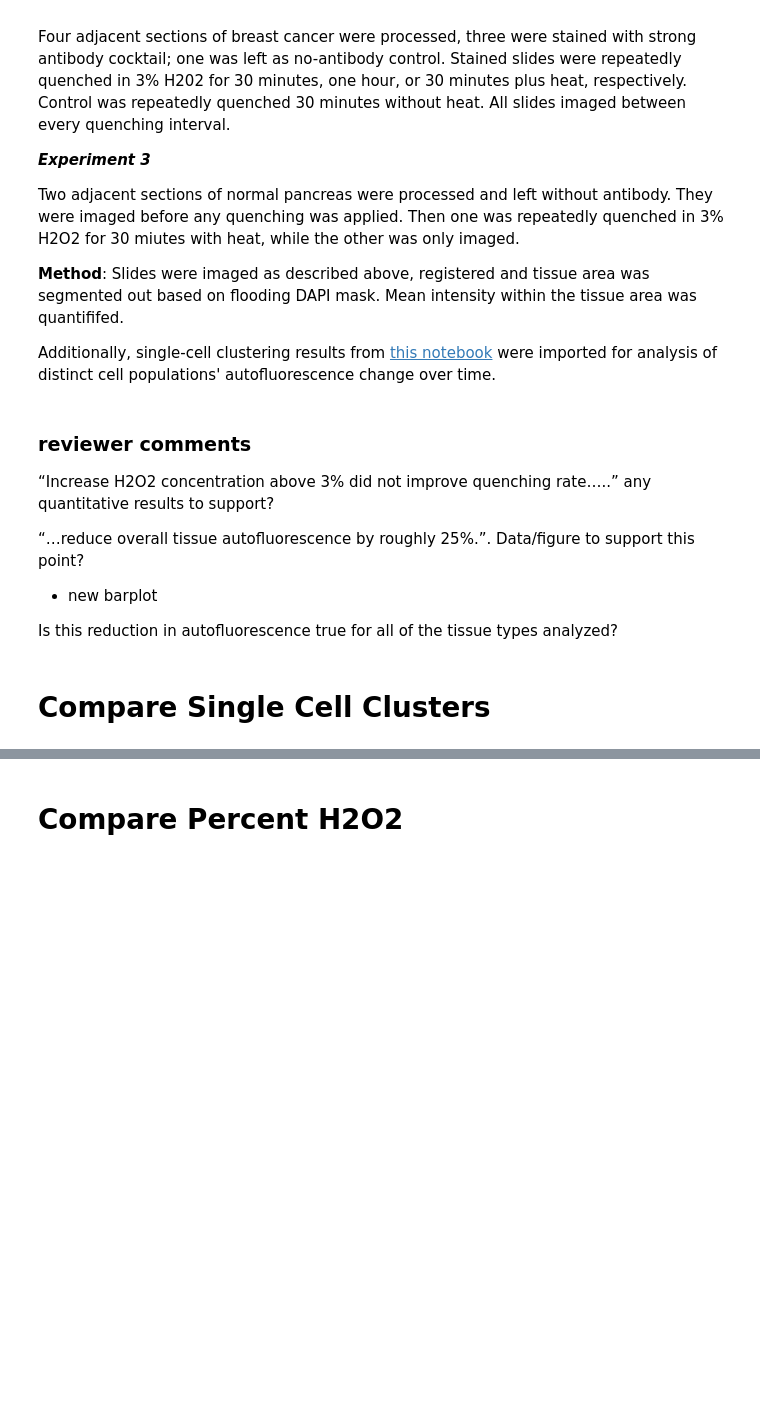
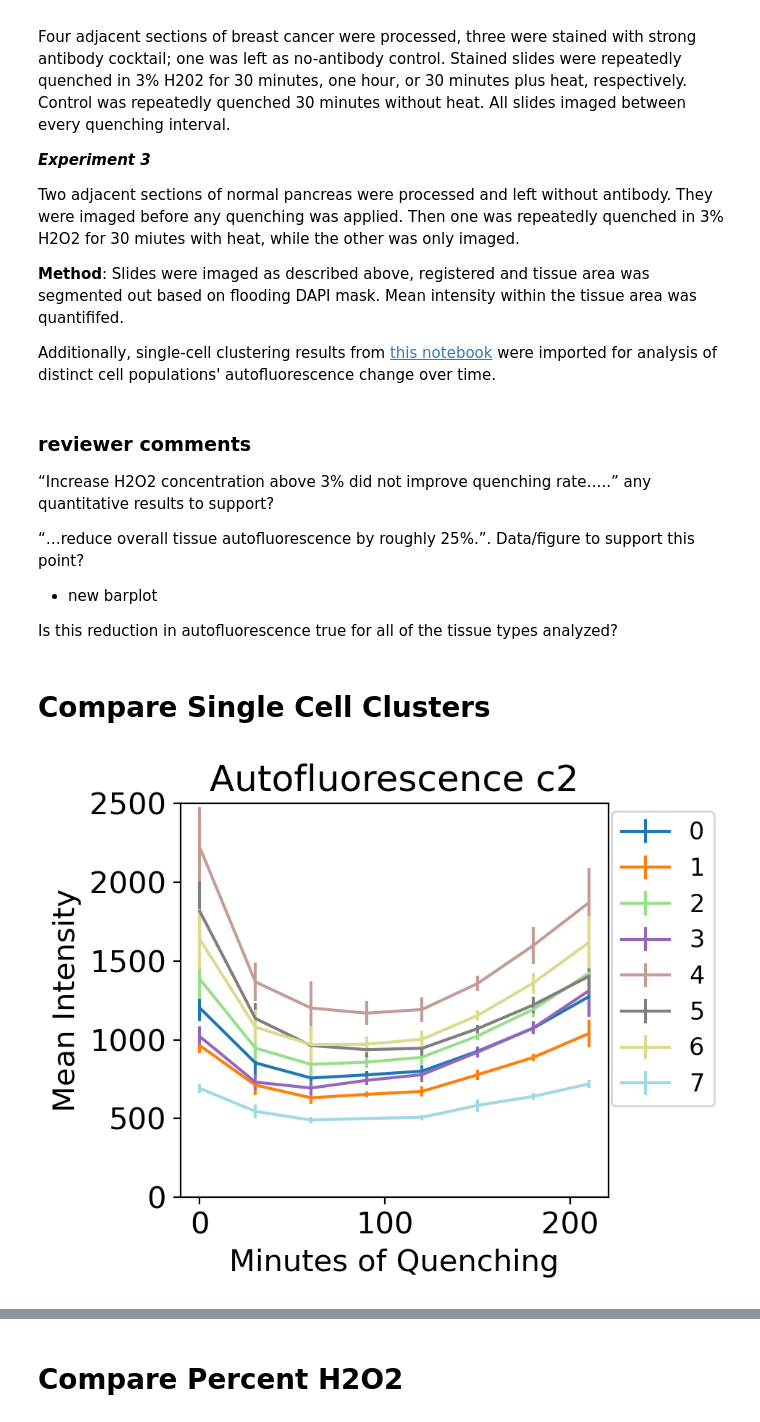
Before and after one commit to engjen/cycIF_Validation, a Jupyter notebook: Fig2_Quenching_analysis.ipynb, the cells around one changed output, grey strips where cells are left out. Saved outputs shown, nothing was run; the diff lists cells and outputs as text; code cells hidden in the pictures; blank space fills up the shorter version.

```diff
--- a/Fig2_Quenching_analysis.ipynb
+++ b/Fig2_Quenching_analysis.ipynb
@@ -52,13 +56,15 @@ codedir = os.getcwd()
 # %%
 #import single cell clustering
 #HER2A_AF_raw_20_leiden0.2.csv
-s_slide = '808L2'#'HER2A'#'4165NPanc'#
-n_neighbors=25
+s_sample = 'HER2A_c2_nuclei'
+#s_sample = '808L2_c2_nuclei'
+s_slide =  s_sample.split('_')[0] #'HER2A'#'808L2'#'4165NPanc'#
+n_neighbors= 20 #25 or 20
 resolution=0.2
 if s_slide == '4165NPanc':
     df_cluster = pd.read_csv(f'{codedir}/Data/{s_slide}_AF_raw_leiden.csv',index_col=0)
 else:
-    df_cluster = pd.read_csv(f'{codedir}/Data/{s_slide}_AF_raw_{n_neighbors}_leiden{resolution}.csv',index_col=0)
+    df_cluster = pd.read_csv(f'{codedir}/Data/{s_sample}_raw_{n_neighbors}_leiden{resolution}.csv',index_col=0)
 # %%
 #check
 df_cluster['scene'] = [item.split('_')[1] for item in df_cluster.index]
@@ -69,12 +73,16 @@ df_cluster.columns
 #rename
 d_replace = {'R00c2_nuclei':0,'R0c2_nuclei':30,  'R1c2_nuclei':60, 'R2c2_nuclei':90, 'R3c2_nuclei':120,
        'R4c2_nuclei':150, 'R5c2_nuclei':180, 'R6c2_nuclei':210,'R7c2_nuclei':240, 'R8c2_nuclei':270,
-             'R9c2_nuclei':300,'R10c2_nuclei':330, }
+             'R9c2_nuclei':300,'R10c2_nuclei':330,'R00c3_nuclei': 0, 'R0c3_nuclei': 30, 'R1c3_nuclei': 60, 'R2c3_nuclei': 90,
+ 'R3c3_nuclei': 120, 'R4c3_nuclei': 150, 'R5c3_nuclei': 180, 'R6c3_nuclei': 210, 'R7c3_nuclei': 240, 'R8c3_nuclei': 270,
+ 'R9c3_nuclei': 300, 'R10c3_nuclei': 330
+            }
 df_cluster.rename(d_replace,axis=1,inplace=True)
 # %%
 ls_order = df_cluster.columns[df_cluster.dtypes=='float64'].sort_values()
 # %%
 # plot clusters
+matplotlib.rcParams.update({'font.size': 15})
 if s_slide == '4165NPanc':
     d_color = {'nuc':'Nuclei','cyt':'Cytoplasm'}
     ls_drop = [8,9,10]
@@ -85,40 +93,47 @@ if s_slide == '4165NPanc':
         df_std = df.groupby(['leiden','tissue']).mean().drop(ls_drop)
         df_std = df_std.groupby('leiden').std().T
         fig,ax=plt.subplots(figsize=(14,5),dpi=200)
-        df.groupby(['leiden']).mean().drop(ls_drop).T.plot(yerr=df_std,ax=ax)
+        df.groupby(['leiden']).mean().drop(ls_drop).T.plot(yerr=df_std,ax=ax,colormap='tab10')
         ax.set_xticks(ax.get_xticks()[1:-1])
         ax.set_xticklabels(ls_labels,rotation=25)
         ax.set_xlabel('Minutes of Quenching')
         ax.set_ylabel('Mean Intensity')
         ax.set_title(f'Autofluorescence in {d_color[s_loc]}',fontsize=18)
         #ax.set_ylim(0,3000)
         ax.legend(loc='upper right', bbox_to_anchor=(1.2, 1.05),ncol=2)
         plt.tight_layout()
     fig.savefig(f'{codedir}/Figures/Leiden_{s_slide}_{s_loc}_quenching.png')
 elif s_slide=='HER2A':
-    #ls_drop = [6,7,8,9,10]
-    ls_drop = [8,9]
+    if s_sample == 'HER2A_c3_nuclei':
+        ls_drop = [8,9,10,11]
+    elif s_sample == 'HER2A_c2_nuclei':
+        ls_drop = [8,9]
     ylim = 0,2500
     ncol=1
     figsize = (5,4)
     ls_scene = ['scene006','scene004','scene005','scene009']
     df_cluster = df_cluster[df_cluster.scene.isin(ls_scene)]
     #ls_labels = ['0','30','60','90','120','150'] #,'180'
 if s_slide == '808L2':
-    ls_drop = [18,19]
-    ylim = 0,10000
+    if s_sample == '808L2_c2_nuclei':
+        ls_drop = [18,19]
+        ylim = 0,10000
+    elif s_sample == '808L2_c3_nuclei':
+        ls_drop = [15,16,17,18,20]
     ncol = 2
-    figsize = (7,4)
+    figsize = (6,4)
 ls_order = df_cluster.columns[df_cluster.dtypes=='float64'].sort_values()
 df = df_cluster.drop('scene',axis=1)
 df_std = df.groupby(['leiden','tissue']).mean().drop(ls_drop)
 df_std = df_std.groupby('leiden').std().T
 fig,ax=plt.subplots(figsize=figsize,dpi=200)
-df.groupby(['leiden']).mean().drop(ls_drop).T.loc[ls_order].plot(yerr=df_std.loc[ls_order],ax=ax)
+df.groupby(['leiden']).mean().drop(ls_drop).T.loc[ls_order].plot(yerr=df_std.loc[ls_order],ax=ax,colormap='tab20')
 ax.set_xlabel('Minutes of Quenching')
 ax.set_ylabel('Mean Intensity')
-ax.set_title(f'Autofluorescence',fontsize=18)
+ax.set_title(f'Autofluorescence {s_sample.split("_")[1]}',fontsize=18)
 ax.set_ylim(ylim)
-ax.legend(loc='upper left', bbox_to_anchor=(1.01, 1.01),ncol=ncol) #
+ax.legend(loc='upper left', bbox_to_anchor=(.98, 1.01),ncol=ncol,fontsize=12) #
 plt.tight_layout()
-fig.savefig(f'{codedir}/Figures/Leiden_{s_slide}__quenching.png')
+fig.savefig(f'{codedir}/Figures/Leiden_{s_sample}__quenching.png')
+# %% [output]
+[figure, added]
```
Also changed, not shown: parts of 17 cells of this notebook, 3 other files.
